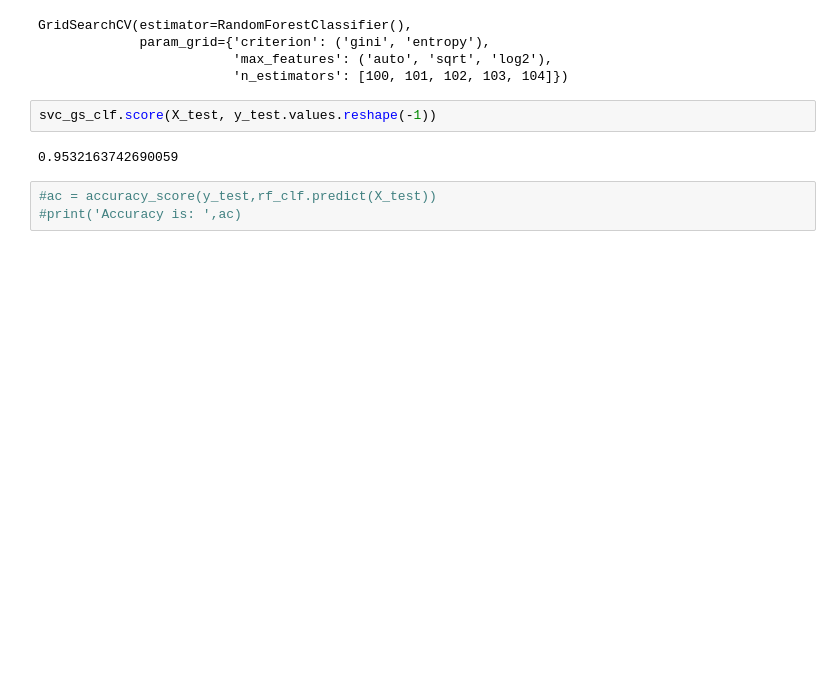
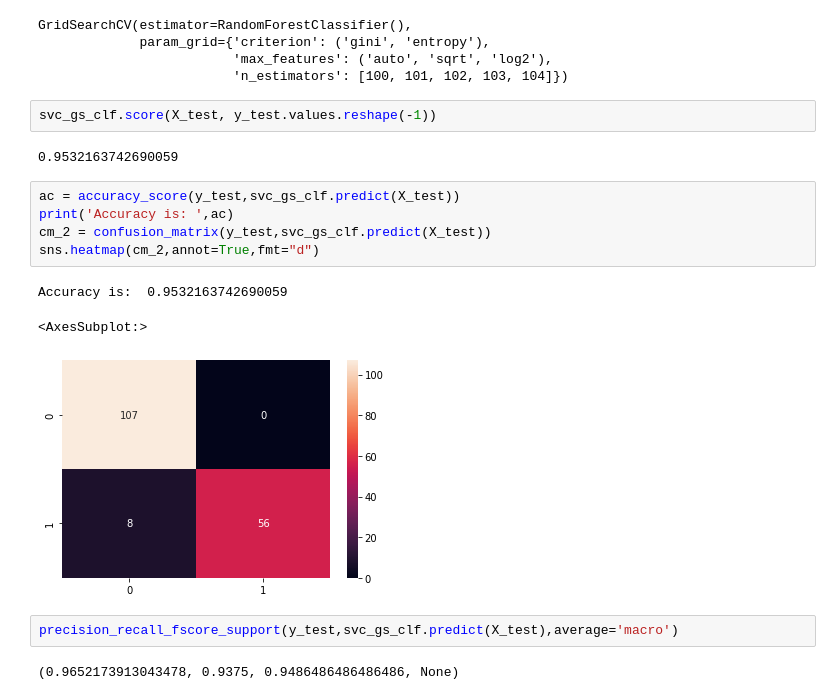
Before and after one commit to amansaxna/BreastCancer, a Jupyter notebook: wdbc_v2-Copy2.ipynb, the cells around one changed output. Saved outputs shown, nothing was run; the diff lists cells and outputs as text; blank space fills up the shorter version.

```diff
--- a/wdbc_v2-Copy2.ipynb
+++ b/wdbc_v2-Copy2.ipynb
@@ -356,5 +411,15 @@ svc_gs_clf.score(X_test, y_test.values.reshape(-1))
 # %% [output]
 0.9532163742690059
 # %%
-#ac = accuracy_score(y_test,rf_clf.predict(X_test))
-#print('Accuracy is: ',ac)
+ac = accuracy_score(y_test,svc_gs_clf.predict(X_test))
+print('Accuracy is: ',ac)
+cm_2 = confusion_matrix(y_test,svc_gs_clf.predict(X_test))
+sns.heatmap(cm_2,annot=True,fmt="d")
+# %% [output]
+Accuracy is:  0.9532163742690059
+<AxesSubplot:>
+[figure, added]
+# %%
+precision_recall_fscore_support(y_test,svc_gs_clf.predict(X_test),average='macro')
+# %% [output]
+(0.9652173913043478, 0.9375, 0.9486486486486486, None)
```
Also changed, not shown: parts of 11 cells of this notebook.
